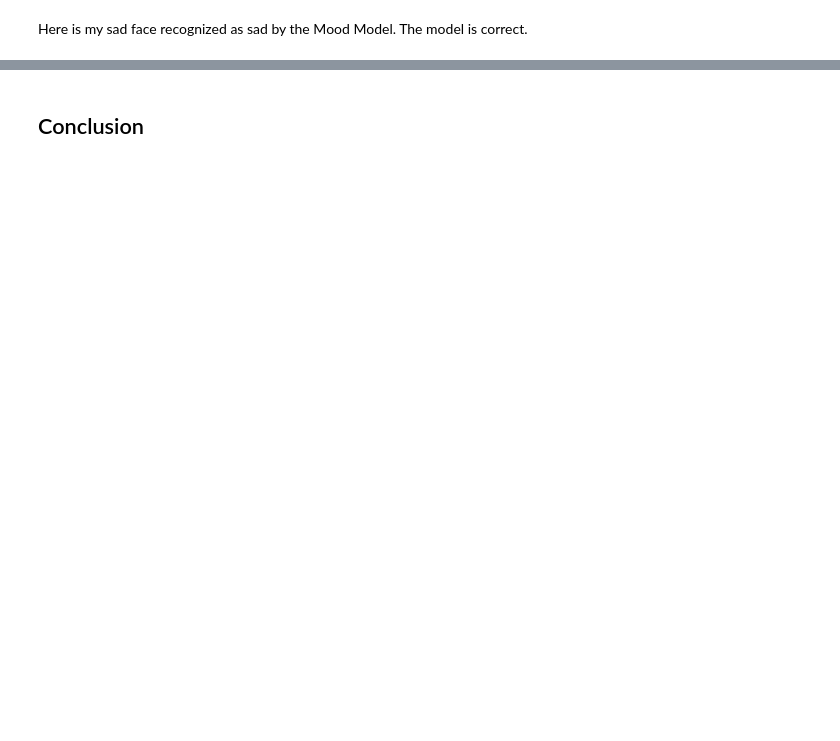
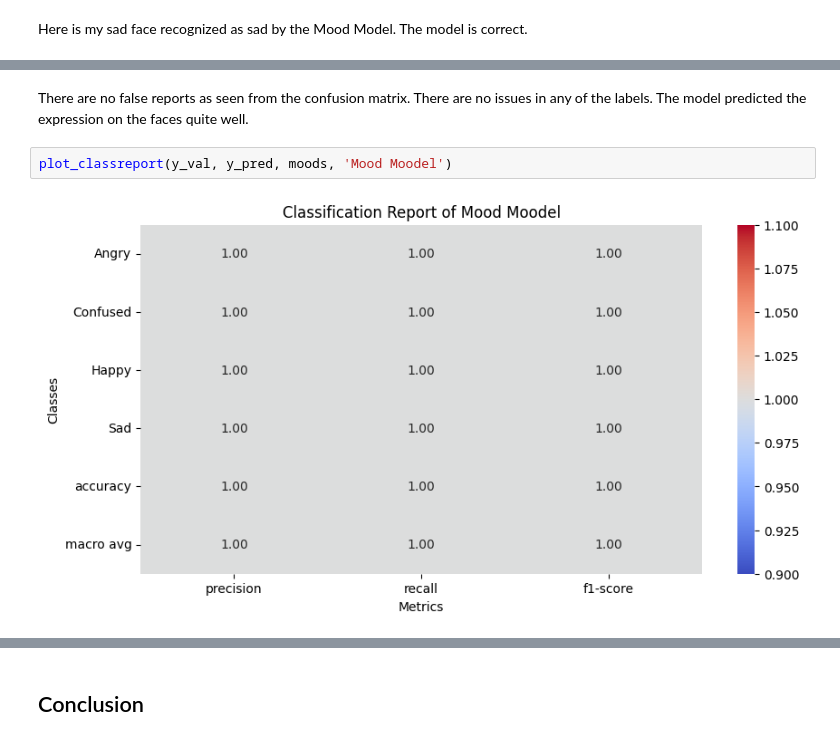
Before and after one commit to qkestacion07/Computer-Vision-Crash-Course-, a Jupyter notebook: MoodRecognition/moodrecog.ipynb, the cells around one changed output, grey strips where cells are left out. Cells and saved outputs as stored; diff of their text form; blank space fills up the shorter version.

```diff
--- a/MoodRecognition/moodrecog.ipynb
+++ b/MoodRecognition/moodrecog.ipynb
@@ -214,0 +323,6 @@ Here is my sad face recognized as sad by the Mood Model. The model is correct.
+# %% [markdown]
+There are no false reports as seen from the confusion matrix. There are no issues in any of the labels. The model predicted the expression on the faces quite well.
+# %%
+plot_classreport(y_val, y_pred, moods, 'Mood Moodel')
+# %% [output]
+[figure, added]
```
Also changed, not shown: parts of 20 cells of this notebook.
